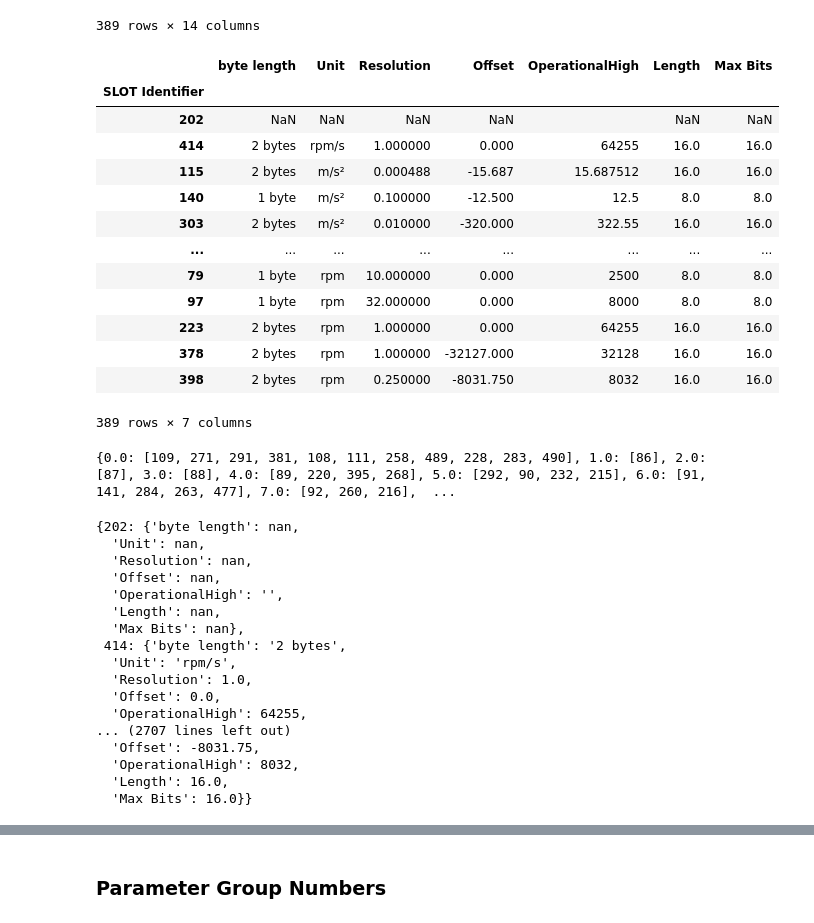
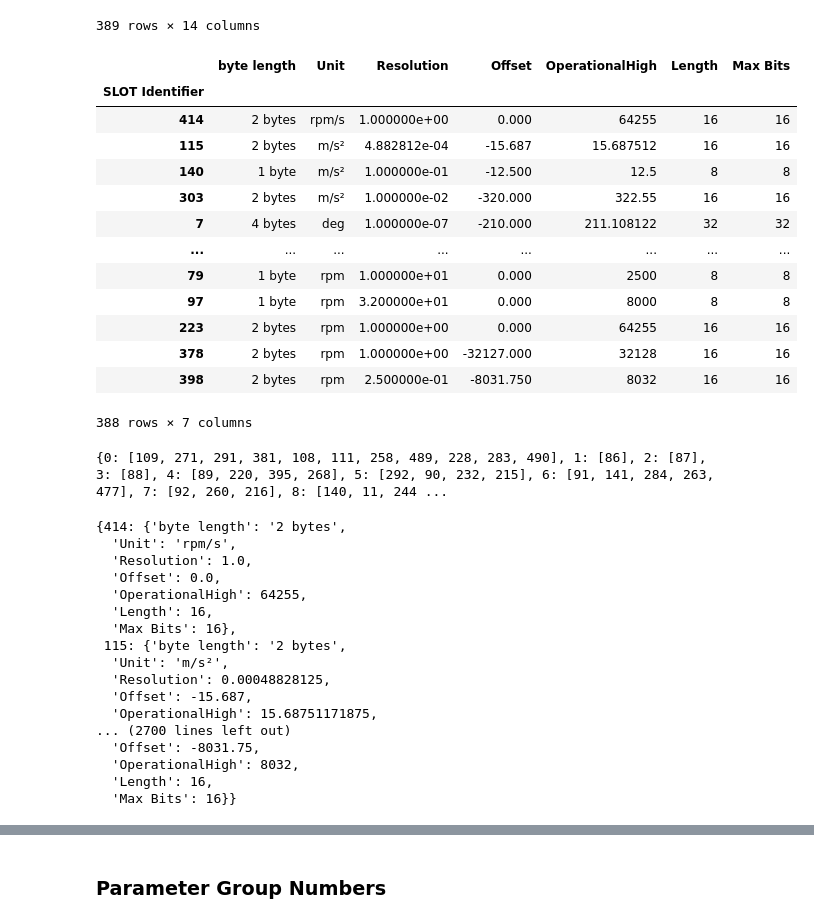
Before and after one commit to SystemsCyber/J1939DB, a Jupyter notebook: J1939 Digital Annex to JSON.ipynb, the cells around one changed output, grey strips where cells are left out. Cells and saved outputs as stored; diff of their text form; code cells hidden in the pictures.

```diff
--- a/J1939 Digital Annex to JSON.ipynb
+++ b/J1939 Digital Annex to JSON.ipynb
@@ -41,60 +64,63 @@ slots_df
 # %%
 reduced_slots = slots_df[["Length",
                           "Unit",
                           "Scale Factor\n(value only)",
                           "Offset\n(value only)",
                           "Range Maximum\n(value only)",
                           "Length Minimum\n(bits)",
                           "Length Maximum\n(bits)"]].copy()
 reduced_slots.rename(columns={"Scale Factor\n(value only)": 'Resolution',
                              "Offset\n(value only)": 'Offset',
                              "Range Maximum\n(value only)":'OperationalHigh',
                              'Length Minimum\n(bits)':"Length",
                              "Length":"byte length",
                              "Length Maximum\n(bits)":"Max Bits"},
                     inplace=True)
 
+reduced_slots.dropna(how='any',subset=["Length","Max Bits"],inplace=True)
+
+reduced_slots[["Length","Max Bits"]] = reduced_slots[["Length","Max Bits"]].astype('int')
 reduced_slots
 # %% [output]
 |  | byte length | Unit | Resolution | Offset | OperationalHigh | Length | Max Bits |
 | SLOT Identifier |  |  |  |  |  |  |  |
-| 202 | NaN | NaN | NaN | NaN |  | NaN | NaN |
-| 414 | 2 bytes | rpm/s | 1.000000 | 0.000 | 64255 | 16.0 | 16.0 |
-| 115 | 2 bytes | m/s² | 0.000488 | -15.687 | 15.687512 | 16.0 | 16.0 |
-| 140 | 1 byte | m/s² | 0.100000 | -12.500 | 12.5 | 8.0 | 8.0 |
-| 303 | 2 bytes | m/s² | 0.010000 | -320.000 | 322.55 | 16.0 | 16.0 |
+| 414 | 2 bytes | rpm/s | 1.000000e+00 | 0.000 | 64255 | 16 | 16 |
+| 115 | 2 bytes | m/s² | 4.882812e-04 | -15.687 | 15.687512 | 16 | 16 |
+| 140 | 1 byte | m/s² | 1.000000e-01 | -12.500 | 12.5 | 8 | 8 |
+| 303 | 2 bytes | m/s² | 1.000000e-02 | -320.000 | 322.55 | 16 | 16 |
+| 7 | 4 bytes | deg | 1.000000e-07 | -210.000 | 211.108122 | 32 | 32 |
 | ... | ... | ... | ... | ... | ... | ... | ... |
-| 79 | 1 byte | rpm | 10.000000 | 0.000 | 2500 | 8.0 | 8.0 |
-| 97 | 1 byte | rpm | 32.000000 | 0.000 | 8000 | 8.0 | 8.0 |
-| 223 | 2 bytes | rpm | 1.000000 | 0.000 | 64255 | 16.0 | 16.0 |
-| 378 | 2 bytes | rpm | 1.000000 | -32127.000 | 32128 | 16.0 | 16.0 |
-| 398 | 2 bytes | rpm | 0.250000 | -8031.750 | 8032 | 16.0 | 16.0 |
+| 79 | 1 byte | rpm | 1.000000e+01 | 0.000 | 2500 | 8 | 8 |
+| 97 | 1 byte | rpm | 3.200000e+01 | 0.000 | 8000 | 8 | 8 |
+| 223 | 2 bytes | rpm | 1.000000e+00 | 0.000 | 64255 | 16 | 16 |
+| 378 | 2 bytes | rpm | 1.000000e+00 | -32127.000 | 32128 | 16 | 16 |
+| 398 | 2 bytes | rpm | 2.500000e-01 | -8031.750 | 8032 | 16 | 16 |
-389 rows × 7 columns
+388 rows × 7 columns
 # %%
 reduced_slots.groupby('Length').groups
 # %% [output]
-{0.0: [109, 271, 291, 381, 108, 111, 258, 489, 228, 283, 490], 1.0: [86], 2.0: [87], 3.0: [88], 4.0: [89, 220, 395, 268], 5.0: [292, 90, 232, 215], 6.0: [91, 141, 284, 263, 477], 7.0: [92, 260, 216],  ...
+{0: [109, 271, 291, 381, 108, 111, 258, 489, 228, 283, 490], 1: [86], 2: [87], 3: [88], 4: [89, 220, 395, 268], 5: [292, 90, 232, 215], 6: [91, 141, 284, 263, 477], 7: [92, 260, 216], 8: [140, 11, 244 ...
 # %%
 slot_dict = reduced_slots.to_dict('index')
 slot_dict
 # %% [output]
-{202: {'byte length': nan,
-  'Unit': nan,
-  'Resolution': nan,
-  'Offset': nan,
-  'OperationalHigh': '',
-  'Length': nan,
-  'Max Bits': nan},
- 414: {'byte length': '2 bytes',
+{414: {'byte length': '2 bytes',
   'Unit': 'rpm/s',
   'Resolution': 1.0,
   'Offset': 0.0,
   'OperationalHigh': 64255,
-... (2707 lines left out)
+  'Length': 16,
+  'Max Bits': 16},
+ 115: {'byte length': '2 bytes',
+  'Unit': 'm/s²',
+  'Resolution': 0.00048828125,
+  'Offset': -15.687,
+  'OperationalHigh': 15.68751171875,
+... (2700 lines left out)
   'Offset': -8031.75,
   'OperationalHigh': 8032,
-  'Length': 16.0,
-  'Max Bits': 16.0}}
+  'Length': 16,
+  'Max Bits': 16}}
 # %%
 #Create a pandas data frame with the SPN as the index column and all the data from the SPs and PGs table.
 with open('J1939DA OCT2021.xlsx', 'rb') as io:
```
Also changed, not shown: parts of 33 cells of this notebook, 1 other file.
